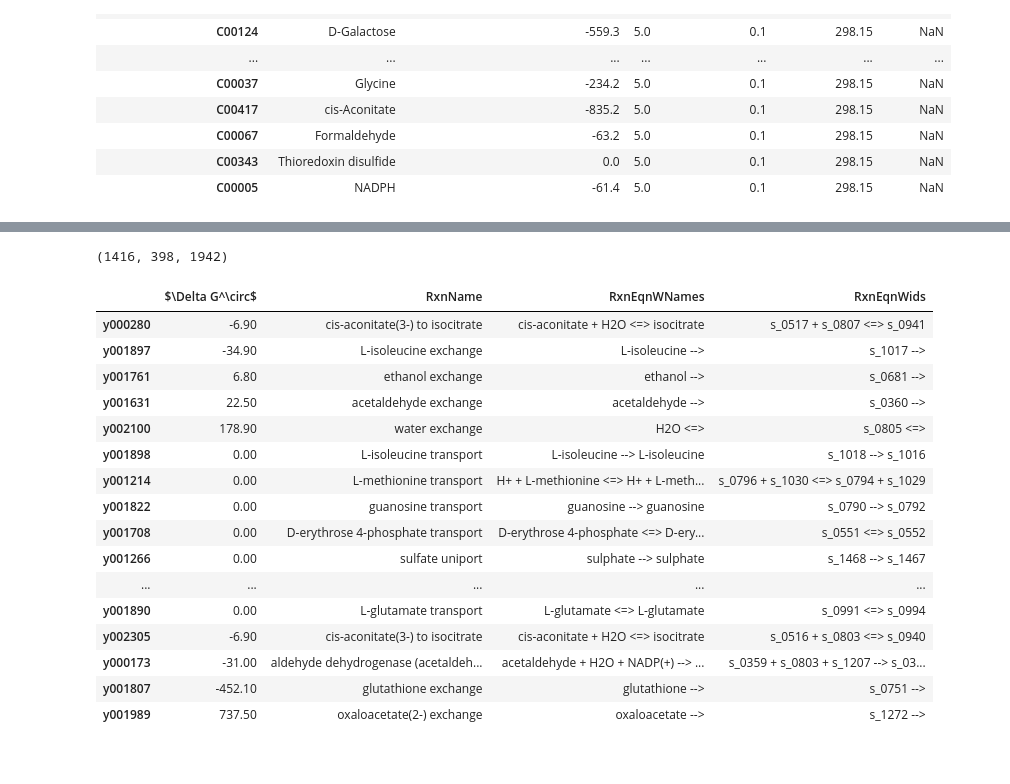
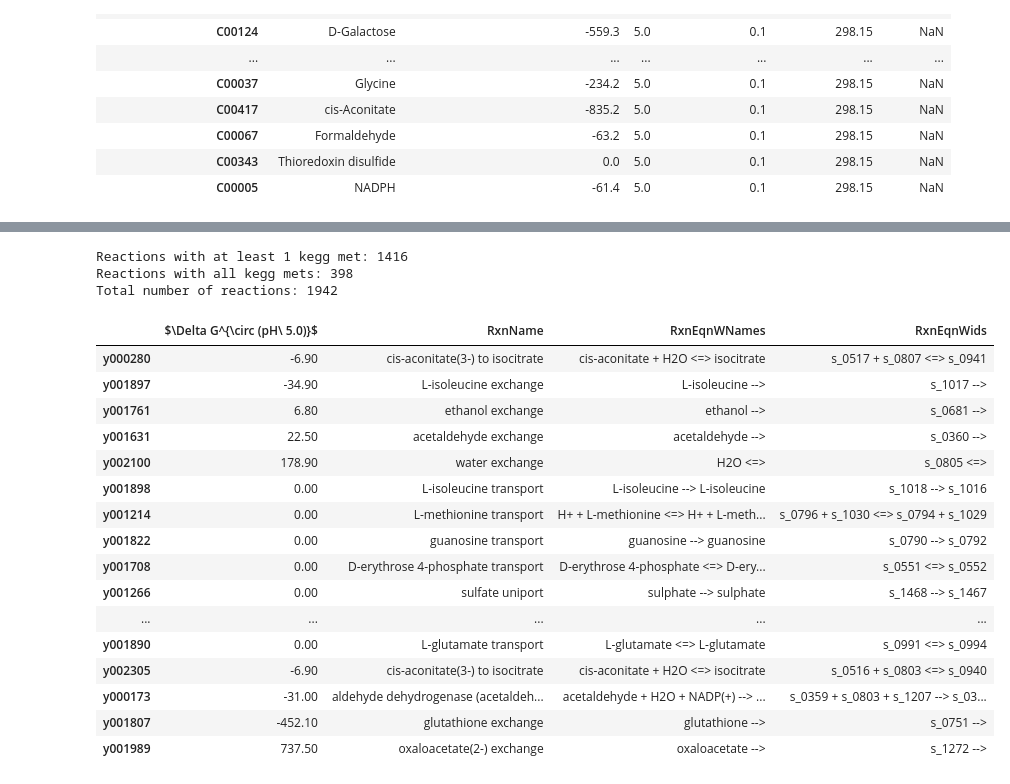
Before and after one commit to djinnome/Yarrowia_lipolytica_W29-GEM, a Jupyter notebook: Yarrowia_nutrient_ko_simulations_jz.ipynb, the cells around one changed output, grey strips where cells are left out. Saved outputs shown, nothing was run; the diff lists cells and outputs as text; code cells hidden in the pictures.

```diff
--- a/Yarrowia_nutrient_ko_simulations_jz.ipynb
+++ b/Yarrowia_nutrient_ko_simulations_jz.ipynb
@@ -119,5 +119,5 @@ mdir = 'ModelFiles'
 jdir = os.path.join(mdir, 'json')
 xdir = os.path.join(mdir, 'xml')
 os.listdir('.')
-yarrowia = cobra.io.read_sbml_model(os.path.join(xdir,'iYali4.xml' ))
-cobra.io.save_json_model(yarrowia, os.path.join(jdir, 'iYali4.json'))
+#yarrowia = cobra.io.read_sbml_model(os.path.join(xdir,'iYali4.xml' ))
+yarrowia = cobra.io.load_json_model(os.path.join(jdir, 'iYali4.json'))
@@ -998,15 +980,17 @@ HTML(std_chemical_potentials.loc[set(kegg_model_cpds.keys()) & set(std_chemical_
 | C00067 | Formaldehyde | -63.2 | 5.0 | 0.1 | 298.15 | NaN |
 | C00343 | Thioredoxin disulfide | 0.0 | 5.0 | 0.1 | 298.15 | NaN |
 | C00005 | NADPH | -61.4 | 5.0 | 0.1 | 298.15 | NaN |
-# %%
-mu0_col = std_chemical_potentials.columns[1]
 # %%
+def get_mu0( cobra_model, std_chemical_potentials, mu0_col):
+    mu0 = {}
+    for met in cobra_model.metabolites:
+        if 'kegg.compound' in met.annotation and met.annotation['kegg.compound'] in std_chemical_potentials.index:
+            met.notes['mu0'] = std_chemical_potentials.loc[met.annotation['kegg.compound'],mu0_col]
+            mu0[met.id] = met.notes['mu0']
+    mu0 = pd.Series(mu0)
+    return mu0, cobra_model
+
+
+mu0, yarrowia = get_mu0( yarrowia, std_chemical_potentials,  std_chemical_potentials.columns[1] )
 std_chemical_potentials.loc[mets_with_kegg.values()].dropna(how='all')
-mu0 = {}
-for met in yarrowia.metabolites:
-    if 'kegg.compound' in met.annotation and met.annotation['kegg.compound'] in std_chemical_potentials.index:
-        met.notes['mu0'] = std_chemical_potentials.loc[met.annotation['kegg.compound'],mu0_col]
-        mu0[met.id] = met.notes['mu0']
-mu0 = pd.Series(mu0)
-mu0
 # %% [output]
@@ -1054,6 +1040,11 @@ def getS(cobra_model):
 
 rxns_w_1_met = get_rxns_w_1_met( mu0.index, yarrowia )
 rxns_w_all_mets = get_rxns_w_all_mets( mu0.index, yarrowia )
-len(rxns_w_1_met), len(rxns_w_all_mets), len(yarrowia.reactions)
+print('''Reactions with at least 1 kegg met: {}
+Reactions with all kegg mets: {}
+Total number of reactions: {}
+'''.format(len(rxns_w_1_met), len(rxns_w_all_mets), len(yarrowia.reactions)))
 # %% [output]
-(1416, 398, 1942)
+Reactions with at least 1 kegg met: 1416
+Reactions with all kegg mets: 398
+Total number of reactions: 1942
@@ -1062,19 +1051,19 @@ yarrowia.reactions.y002201.build_reaction_string?
 # %%
 pd.set_option('display.max_colwidth', -1)
-deltaG0 = S.loc[mu0.index, rxns_w_all_mets].T.dot(mu0).to_frame('$\Delta G^\circ$')
+deltaG0 = S.loc[mu0.index, rxns_w_all_mets].T.dot(mu0).to_frame('$\Delta G^{\circ (pH\ 5.0)}$')
 deltaG0['RxnName'] = pd.Series(dict([(rxn.id, rxn.name)
                                      for rxn in yarrowia.reactions
                                      if rxn.id in rxns_w_all_mets]))
 deltaG0['RxnEqnWNames'] =pd.Series(dict([(rxn.id, rxn.build_reaction_string(use_metabolite_names=True))
                                      for rxn in yarrowia.reactions
                                      if rxn.id in rxns_w_all_mets]))
 deltaG0['RxnEqnWids'] =pd.Series(dict([(rxn.id, rxn.build_reaction_string(use_metabolite_names=False))
                                      for rxn in yarrowia.reactions
                                      if rxn.id in rxns_w_all_mets]))
 
 HTML(deltaG0.to_html())
 # %% [output]
-|  | $\Delta G^\circ$ | RxnName | RxnEqnWNames | RxnEqnWids |
+|  | $\Delta G^{\circ (pH\ 5.0)}$ | RxnName | RxnEqnWNames | RxnEqnWids |
 | y000280 | -6.90 | cis-aconitate(3-) to isocitrate | cis-aconitate + H2O <=> isocitrate | s_0517 + s_0807 <=> s_0941 |
 | y001897 | -34.90 | L-isoleucine exchange | L-isoleucine --> | s_1017 --> |
 | y001761 | 6.80 | ethanol exchange | ethanol --> | s_0681 --> |
```
Also changed, not shown: parts of 12 cells of this notebook.
